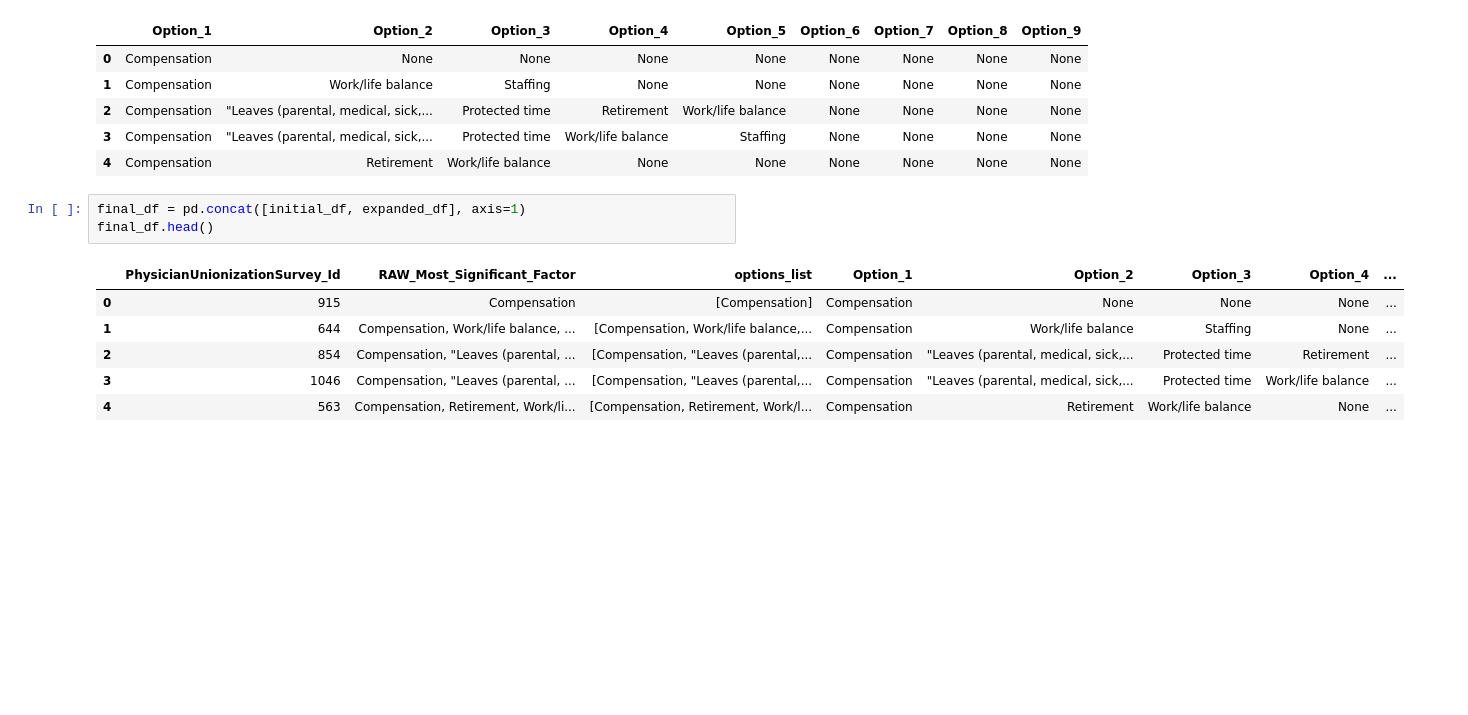
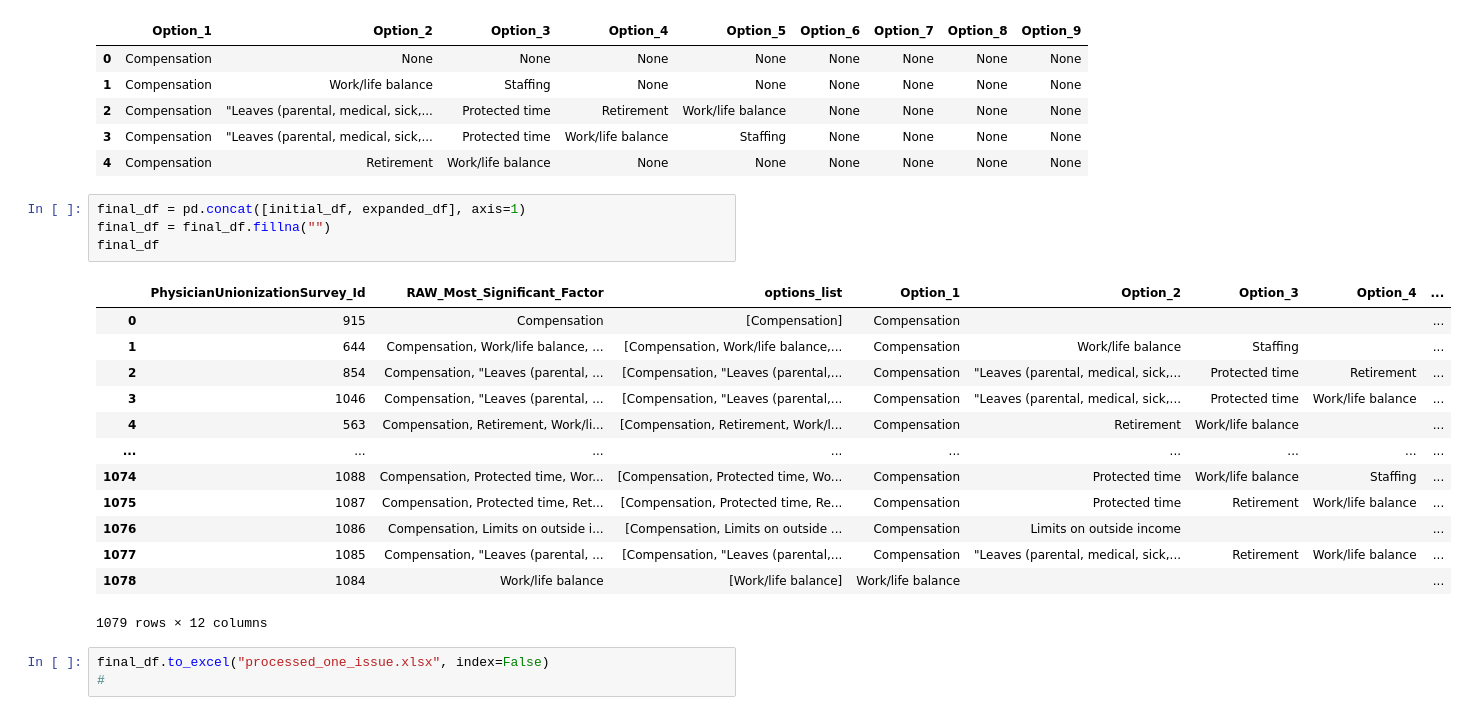
Before and after one commit to tougheye/Data_processing, a Jupyter notebook: column_parsing.ipynb, the cells around one changed output. Drawn from its saved outputs; the diff is of its cells as text; blank space fills up the shorter version.

```diff
--- a/column_parsing.ipynb
+++ b/column_parsing.ipynb
@@ -68,11 +68,22 @@ expanded_df.head()
 | 4 | Compensation | Retirement | Work/life balance | None | None | None | None | None | None |
 # %%
 final_df = pd.concat([initial_df, expanded_df], axis=1)
-final_df.head()
+final_df = final_df.fillna("")
+final_df
 # %% [output]
 |  | PhysicianUnionizationSurvey_Id | RAW_Most_Significant_Factor | options_list | Option_1 | Option_2 | Option_3 | Option_4 | ... |
-| 0 | 915 | Compensation | [Compensation] | Compensation | None | None | None | ... |
-| 1 | 644 | Compensation, Work/life balance, ... | [Compensation, Work/life balance,... | Compensation | Work/life balance | Staffing | None | ... |
+| 0 | 915 | Compensation | [Compensation] | Compensation |  |  |  | ... |
+| 1 | 644 | Compensation, Work/life balance, ... | [Compensation, Work/life balance,... | Compensation | Work/life balance | Staffing |  | ... |
 | 2 | 854 | Compensation, "Leaves (parental, ... | [Compensation, "Leaves (parental,... | Compensation | "Leaves (parental, medical, sick,... | Protected time | Retirement | ... |
 | 3 | 1046 | Compensation, "Leaves (parental, ... | [Compensation, "Leaves (parental,... | Compensation | "Leaves (parental, medical, sick,... | Protected time | Work/life balance | ... |
-| 4 | 563 | Compensation, Retirement, Work/li... | [Compensation, Retirement, Work/l... | Compensation | Retirement | Work/life balance | None | ... |
+| 4 | 563 | Compensation, Retirement, Work/li... | [Compensation, Retirement, Work/l... | Compensation | Retirement | Work/life balance |  | ... |
+| ... | ... | ... | ... | ... | ... | ... | ... | ... |
+| 1074 | 1088 | Compensation, Protected time, Wor... | [Compensation, Protected time, Wo... | Compensation | Protected time | Work/life balance | Staffing | ... |
+| 1075 | 1087 | Compensation, Protected time, Ret... | [Compensation, Protected time, Re... | Compensation | Protected time | Retirement | Work/life balance | ... |
+| 1076 | 1086 | Compensation, Limits on outside i... | [Compensation, Limits on outside ... | Compensation | Limits on outside income |  |  | ... |
+| 1077 | 1085 | Compensation, "Leaves (parental, ... | [Compensation, "Leaves (parental,... | Compensation | "Leaves (parental, medical, sick,... | Retirement | Work/life balance | ... |
+| 1078 | 1084 | Work/life balance | [Work/life balance] | Work/life balance |  |  |  | ... |
+1079 rows × 12 columns
+# %%
+final_df.to_excel("processed_one_issue.xlsx", index=False)
+#
```
